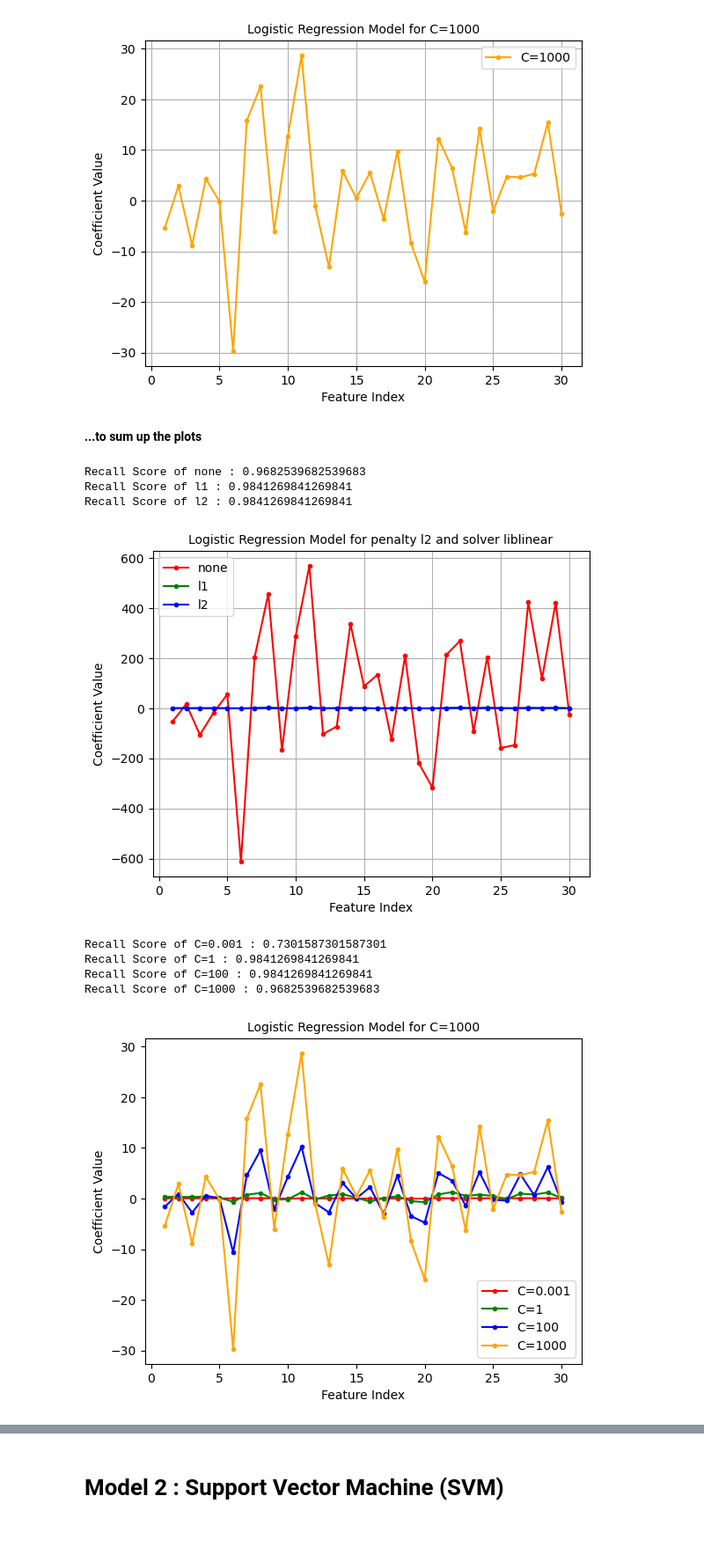
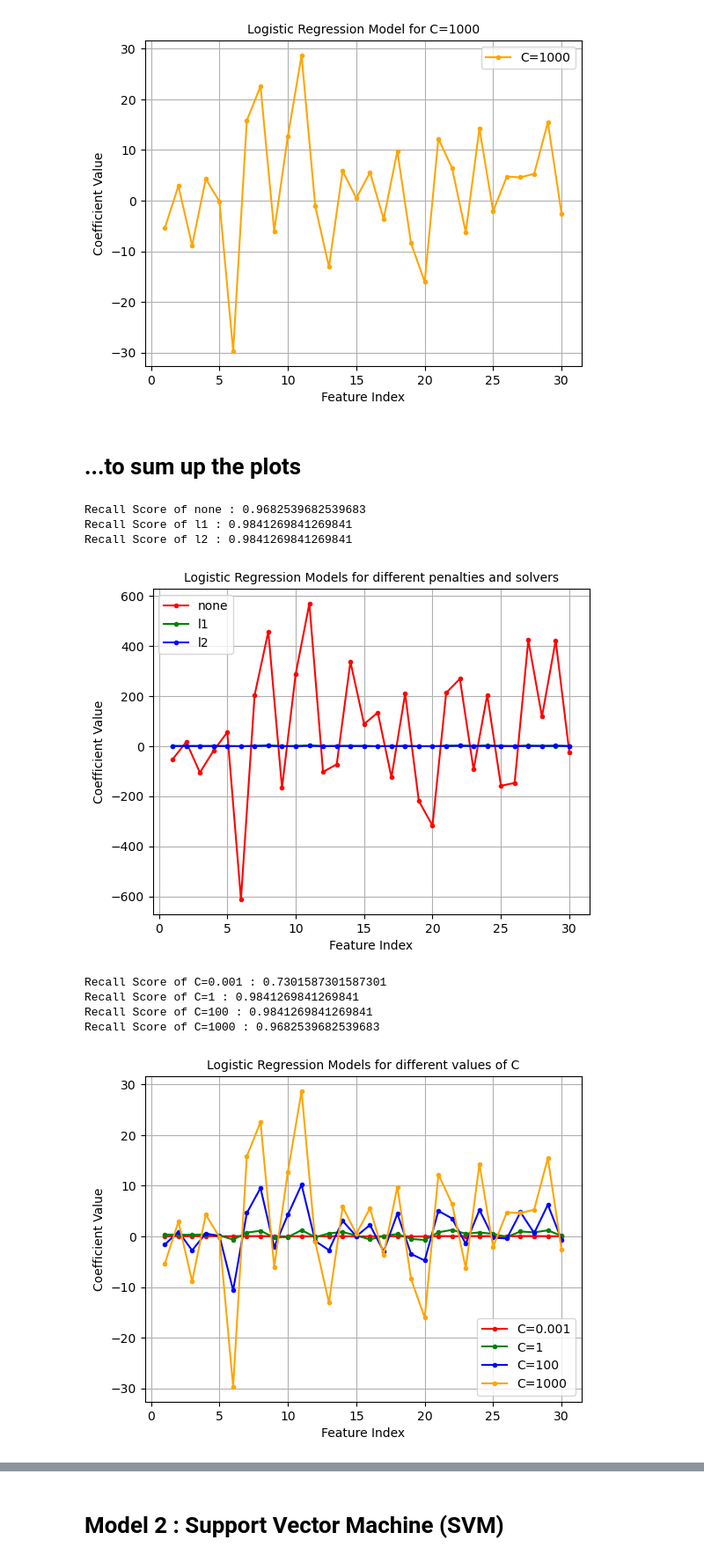
Before and after one commit to georgiarov/ML, a Jupyter notebook: project_code.ipynb, the cells around one changed output, grey strips where cells are left out. Shown at 88% size. Drawn from its saved outputs; the diff is of its cells as text; code cells hidden in the pictures; blank space fills up the shorter version.

```diff
--- a/project_code.ipynb
+++ b/project_code.ipynb
@@ -244,18 +248,20 @@ colors = ['red','green','blue','orange']
 
 for a,b in zip(colors,c_values):
 
-    logreg_model=LogisticRegression(C=b)
-    logreg_model.fit(Xn_train,y_train)
-    coe = logreg_model.coef_[0]
-    y_pred_log=logreg_model.predict(Xn_test)
+    logreg_model2=LogisticRegression(C=b)
+    logreg_model2.fit(Xn_train,y_train)
+    coe2_log = logreg_model2.coef_[0]
+    y_pred_log2=logreg_model2.predict(Xn_test)
 
-    plt.plot(range(1,len(coe)+1),coe,'.-',color=a,label=f'C={b}')
+    plt.plot(range(1,len(coe2_log)+1),coe2_log,'.-',color=a,label=f'C={b}')
     plt.legend()
     plt.xlabel('Feature Index')
     plt.ylabel('Coefficient Value')
     plt.title(f'Logistic Regression Model for C={b}', fontsize=10)
-    rec=recall_score(y_test, y_pred_log)
-    print(f'Recall Score of C={b} : {rec}')
+    rec2_log=recall_score(y_test, y_pred_log2)
+    print(f'Recall Score of C={b} : {rec2_log}')
+
+
     plt.grid()
     plt.show()
 # %% [output]
@@ -268,48 +274,56 @@ Recall Score of C=100 : 0.9841269841269841
 Recall Score of C=1000 : 0.9682539682539683
 [figure]
 # %% [markdown]
-**...to sum up the plots**
+# ...to sum up the plots
 # %%
-#penalties
+penalties=['none','l1','l2']
+colors=['red','green','blue','orange']
+solvers=['lbfgs','liblinear','liblinear']
 for i,k,j in zip(penalties,colors,solvers):
 
-    logreg_model=LogisticRegression(penalty=i,solver=j)
-    logreg_model.fit(Xn_train,y_train)
-    coe = logreg_model.coef_[0]
-    y_pred_log=logreg_model.predict(Xn_test)
+    logreg_model1=LogisticRegression(penalty=i,solver=j)
+    logreg_model1.fit(Xn_train,y_train)
+    coe1_log = logreg_model1.coef_[0]
+    y_pred_log1=logreg_model1.predict(Xn_test)
 
-    plt.plot(range(1,len(coe)+1),coe,'.-',color=k,label=i)
+    plt.plot(range(1,len(coe1_log)+1),coe1_log,'.-',color=k,label=i)
     plt.legend()
     plt.xlabel('Feature Index')
     plt.ylabel('Coefficient Value')
-    plt.title(f'Logistic Regression Model for penalty {i} and solver {j}', fontsize=10)
-    rec=recall_score(y_test, y_pred_log)
-    print(f'Recall Score of {i} : {rec}')
-    plt.grid()
+    plt.title('Logistic Regression Models for different penalties and solvers', fontsize=10)
+    rec1_log=recall_score(y_test, y_pred_log1)
+    print(f'Recall Score of {i} : {rec1_log}')
+plt.grid()
 plt.show()
+
+c_values = [0.001, 1, 100,1000]
+colors = ['red','green','blue','orange']
+
 for a,b in zip(colors,c_values):
 
-    logreg_model=LogisticRegression(C=b)
-    logreg_model.fit(Xn_train,y_train)
-    coe = logreg_model.coef_[0]
-    y_pred_log=logreg_model.predict(Xn_test)
+    logreg_model2=LogisticRegression(C=b)
+    logreg_model2.fit(Xn_train,y_train)
+    coe2_log = logreg_model2.coef_[0]
+    y_pred_log2=logreg_model2.predict(Xn_test)
 
-    plt.plot(range(1,len(coe)+1),coe,'.-',color=a,label=f'C={b}')
+    plt.plot(range(1,len(coe2_log)+1),coe2_log,'.-',color=a,label=f'C={b}')
     plt.legend()
     plt.xlabel('Feature Index')
     plt.ylabel('Coefficient Value')
-    plt.title(f'Logistic Regression Model for C={b}', fontsize=10)
-    rec=recall_score(y_test, y_pred_log)
-    print(f'Recall Score of C={b} : {rec}')
-    plt.grid()
+    plt.title('Logistic Regression Models for different values of C', fontsize=10)
+    rec2_log=recall_score(y_test, y_pred_log2)
+    print(f'Recall Score of C={b} : {rec2_log}')
+
+
+plt.grid()
 plt.show()
 # %% [output]
 Recall Score of none : 0.9682539682539683
 Recall Score of l1 : 0.9841269841269841
 Recall Score of l2 : 0.9841269841269841
-[figure, old version]
+[figure, new version]
 Recall Score of C=0.001 : 0.7301587301587301
 Recall Score of C=1 : 0.9841269841269841
 Recall Score of C=100 : 0.9841269841269841
 Recall Score of C=1000 : 0.9682539682539683
-[figure, old version]
+[figure, new version]
```
Also changed, not shown: parts of 17 cells of this notebook.
